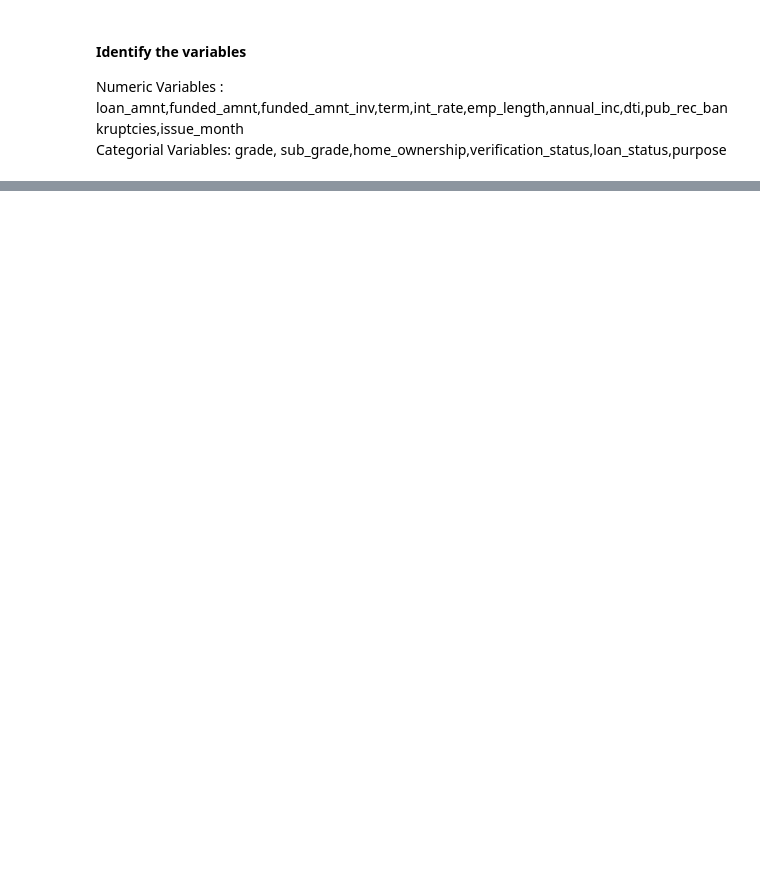
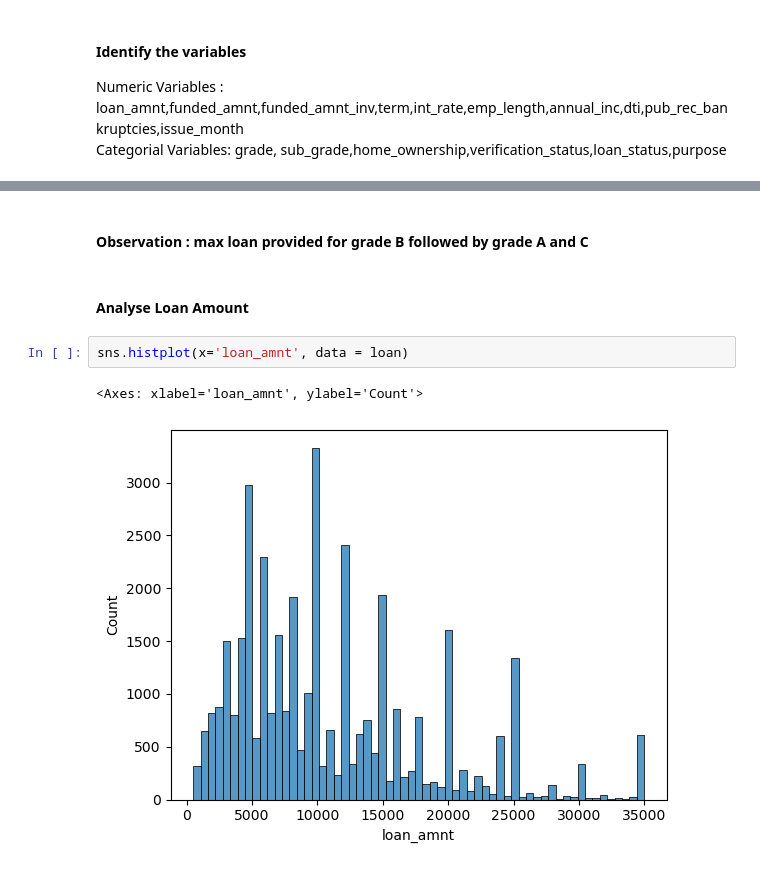
Before and after one commit to milli2202/Lending-Club-Case-Study, a Jupyter notebook: Mahalakshmi_Archana_LendingClub.ipynb, the cells around one changed output, grey strips where cells are left out. Drawn from its saved outputs; the diff is of its cells as text; blank space fills up the shorter version.

```diff
--- a/Mahalakshmi_Archana_LendingClub.ipynb
+++ b/Mahalakshmi_Archana_LendingClub.ipynb
@@ -407,0 +426,9 @@ Numeric Variables : loan_amnt,funded_amnt,funded_amnt_inv,term,int_rate,emp_leng
+# %% [markdown]
+#### Observation : max loan provided for grade B followed by grade A and C
+# %% [markdown]
+#### Analyse Loan Amount
+# %%
+sns.histplot(x='loan_amnt', data = loan)
+# %% [output]
+<Axes: xlabel='loan_amnt', ylabel='Count'>
+[figure, added]
```
Also changed, not shown: parts of 26 cells of this notebook.
